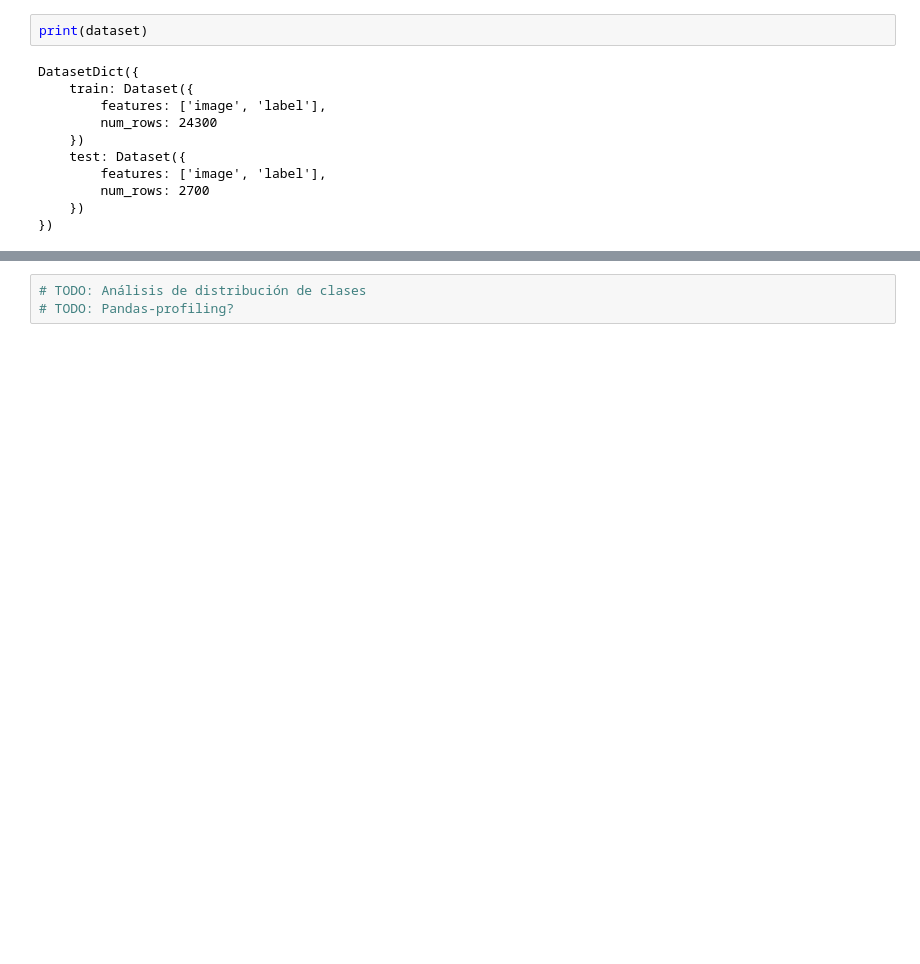
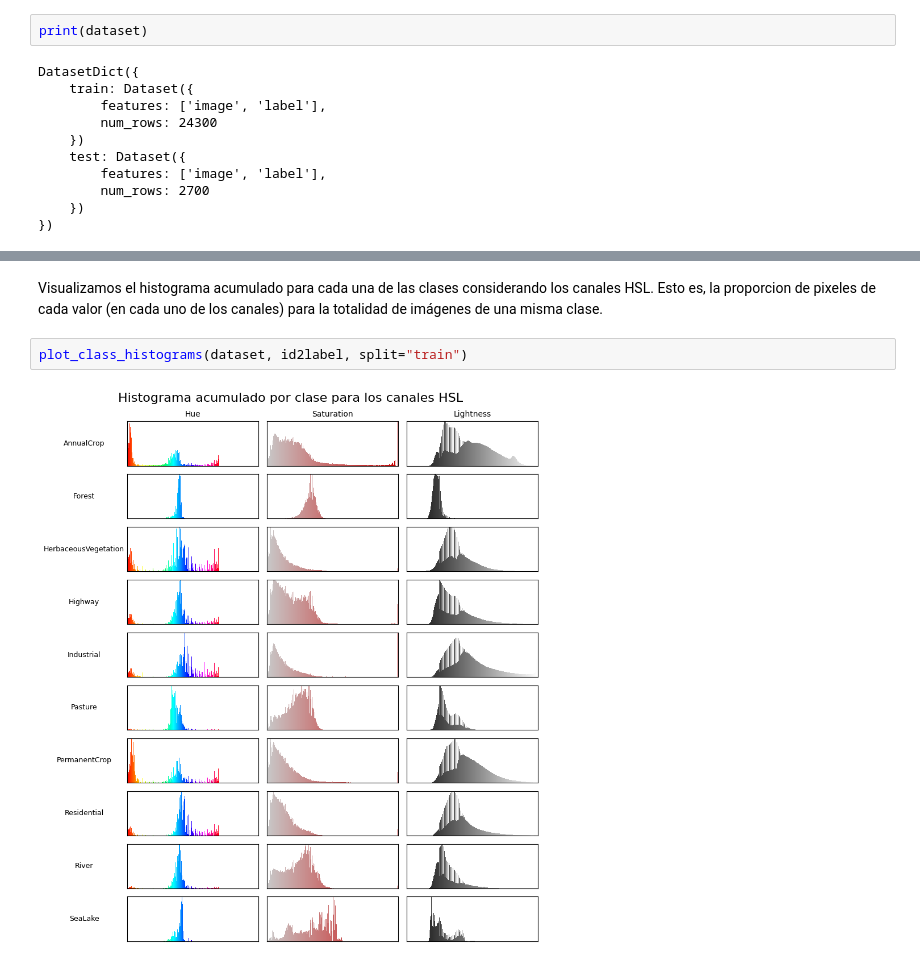
Before and after one commit to brunomaso1/vision-transformer, a Jupyter notebook: notebooks/data_exploration.ipynb, the cells around one changed output, grey strips where cells are left out. Saved outputs shown, nothing was run; the diff lists cells and outputs as text; blank space fills up the shorter version.

```diff
--- a/notebooks/data_exploration.ipynb
+++ b/notebooks/data_exploration.ipynb
@@ -148,3 +196,6 @@ show_image_grid(grid_data, title="Imagenes de entrenamiento", num_cols=3)
-# %%
-# TODO: Análisis de distribución de clases
-# TODO: Pandas-profiling?
+# %% [markdown]
+Visualizamos el histograma acumulado para cada una de las clases considerando los canales HSL. Esto es, la proporcion de pixeles de cada valor (en cada uno de los canales) para la totalidad de imágenes de una misma clase.
+# %%
+plot_class_histograms(dataset, id2label, split="train")
+# %% [output]
+[figure, added]
```
Also changed, not shown: parts of 15 cells of this notebook, 5 other files.
